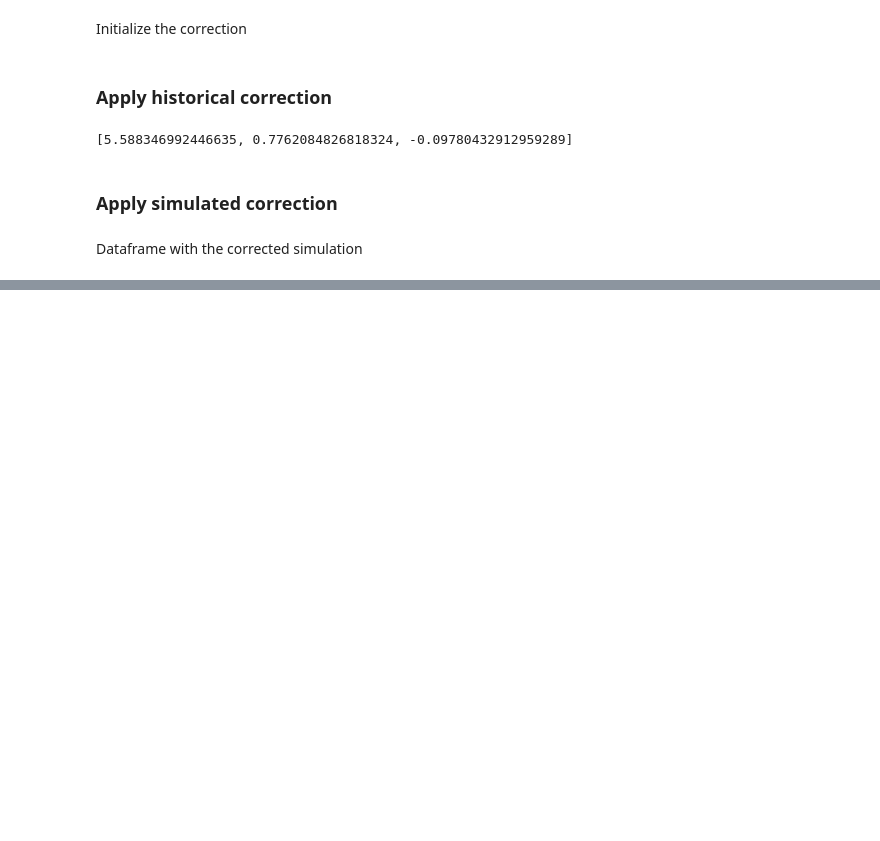
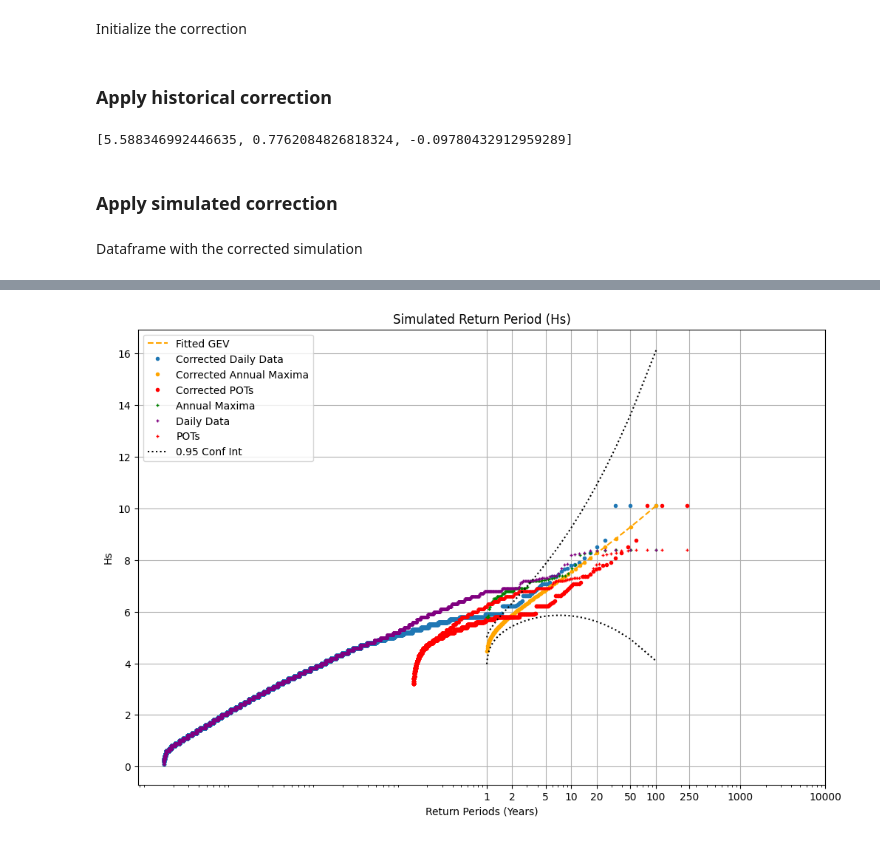
Before and after one commit to viccollado/ExtremeCorrection, a Jupyter notebook: Notebooks/Examples/Hs_Bilbao.ipynb, the cells around one changed output, grey strips where cells are left out. Drawn from its saved outputs; the diff is of its cells as text; code cells hidden in the pictures; blank space fills up the shorter version.

```diff
--- a/Notebooks/Examples/Hs_Bilbao.ipynb
+++ b/Notebooks/Examples/Hs_Bilbao.ipynb
@@ -149,0 +321,9 @@ new_df_sim.to_csv("Data/Bilbao/Boya_Bilbao_sim_ecdf_corrected.csv")
+# %%
+opt_thres_sim = OptimalThreshold(df_sim['Hs'].values)
+opt_thres_sim.threshold_peak_extraction(
+    threshold=optimal_threshold,
+    n0=10,
+    min_peak_distance=11*24
+)
+sim_poiss_param = len(opt_thres_sim.pks) / 100
+sim_poiss_param
@@ -149,0 +346,9 @@ new_df_sim.to_csv("Data/Bilbao/Boya_Bilbao_sim_ecdf_corrected.csv")
+# %%
+opt_thres_sim_corrected = OptimalThreshold(new_df_sim['Hs'].values)
+opt_thres_sim_corrected.threshold_peak_extraction(
+    threshold=optimal_threshold,
+    n0=10,
+    min_peak_distance=11*24
+)
+sim_poiss_param_corrected = len(opt_thres_sim_corrected.pks) / 100
+sim_poiss_param_corrected
@@ -149,0 +367,79 @@ new_df_sim.to_csv("Data/Bilbao/Boya_Bilbao_sim_ecdf_corrected.csv")
+# %%
+x_vals_gev_sim = np.linspace(extr_corr.sim_max_data_corrected[0], extr_corr.sim_max_data_corrected[-1], 1000)
+# Return period from GEV fitted
+gev_probs_fitted = stats.genextreme.cdf(x_vals_gev_sim, extr_corr.gev_parameters[2], loc=extr_corr.gev_parameters[0], scale=extr_corr.gev_parameters[1])
+T_gev_fitted = 1.0 / (1.0 - gev_probs_fitted) #*(40/len(max_data_hist[wt]))#(10000/n_peaks)
+
+# Corrected peaks: re-check CDF and return periods
+ecdf_annmax_probs_corrected_sim = stats.genextreme.cdf(
+    stats.genextreme.ppf(extr_corr.ecdf_annmax_probs_sim, extr_corr.gev_parameters[2], loc=extr_corr.gev_parameters[0], scale=extr_corr.gev_parameters[1]),
+    extr_corr.gev_parameters[2], loc=extr_corr.gev_parameters[0], scale=extr_corr.gev_parameters[1]
+)
+T_ev_corrected_sim = 1.0 / (1.0 - ecdf_annmax_probs_corrected_sim) #*(40/len(max_data_hist[wt]))#(10000/n_peaks)
+
+# Daily corrected data
+ecdf_pt_probs_corrected_sim = np.arange(1, extr_corr.n_sim_pit + 1) / (extr_corr.n_sim_pit + 1)
+T_pt_corrected_sim = 1.0 / (1.0 - ecdf_pt_probs_corrected_sim) / extr_corr.freq #/ n_return_period[wt]
+
+# POT (uncorrected)
+T_pot_sim = 1.0 / (1.0 - extr_corr.ecdf_annmax_probs_sim) #*(40/len(max_data_hist[wt]))#(10000/n_peaks)
+
+# Confidence intervals
+dqgev_sim = dq_gev(extr_corr.ecdf_annmax_probs_sim, p=[extr_corr.gev_parameters[0], extr_corr.gev_parameters[1], extr_corr.gev_parameters[2]])
+aux_fun = lambda x: nll_gev(extr_corr.max_data, x)
+hess = ndt.Hessian(aux_fun, step=1e-4)  # Añado el step para que no de problemas de inestabilidad
+hessians_gev_sim = hess([extr_corr.gev_parameters[0], extr_corr.gev_parameters[1], extr_corr.gev_parameters[2]])
+invI0_gev_sim = np.linalg.inv(hessians_gev_sim)
+
+stdDq_gev_sim = np.sqrt(np.sum((dqgev_sim.T@invI0_gev_sim) * dqgev_sim.T, axis=1)) # Es lo mismo
+stdup_gev_sim = extr_corr.sim_max_data_corrected + stdDq_gev_sim*stats.norm.ppf(1-(1-extr_corr.conf)/2,0,1)
+stdlo_gev_sim = extr_corr.sim_max_data_corrected - stdDq_gev_sim*stats.norm.ppf(1-(1-extr_corr.conf)/2,0,1)
+
+
+# Plot
+# Gráfico
+fig = plt.figure(figsize=(12,8))
+ax= fig.add_subplot()
+ax.semilogx(T_gev_fitted, np.sort(x_vals_gev_sim), color = 'orange',linestyle='dashed', label='Fitted GEV')
+
+# Corrected data
+# if show_corrected:
+ax.semilogx(T_pt_corrected_sim, np.sort(extr_corr.sim_pit_data_corrected), linewidth=0, marker='o',markersize=3, label=f'Corrected Daily Data')
+ax.semilogx(T_ev_corrected_sim, stats.genextreme.ppf(extr_corr.ecdf_annmax_probs_sim, extr_corr.gev_parameters[2], loc=extr_corr.gev_parameters[0], scale=extr_corr.gev_parameters[1]), color = 'orange',linewidth=0, marker='o',markersize=3, label=f'Corrected Annual Maxima')
+
+pots_corrected = new_df_sim['Hs'].values[opt_thres_sim_corrected.locs]
+ecdf_pot_probs_corrected_sim = np.arange(1,len(pots_corrected)+1)/(len(pots_corrected)+1)
+T_pot_corrected_sim = 1/(1-ecdf_pot_probs_corrected_sim)/hist_poiss_param
+ax.semilogx(T_pot_corrected_sim, np.sort(pots_corrected), color = 'red',linewidth=0, marker='o',markersize=3, label=f'Corrected POTs')
+
+
+
+# No corrected data
+# if show_uncorrected:
+ax.semilogx(T_pot_sim, extr_corr.sim_max_data_sorted, color="green", linewidth=0, marker='+',markersize=3, label='Annual Maxima')
+ax.semilogx(T_pt_corrected_sim, extr_corr.sim_pit_data_sorted, color="purple", linewidth=0, marker='+',markersize=3, label='Daily Data')
+
+pots_sim = df_sim['Hs'].values[opt_thres_sim.locs]
+ecdf_pot_probs_sim = np.arange(1,len(pots_sim)+1)/(len(pots_sim)+1)
+T_pot_sim = 1/(1-ecdf_pot_probs_sim)/hist_poiss_param
+ax.semilogx(T_pot_sim, np.sort(pots_sim), color = 'red',linewidth=0, marker='+',markersize=3, label=f'POTs')
+
+# Confidence interval for fitted GEV
+ax.semilogx(T_ev_corrected_sim, stdup_gev_sim, color = "black",linestyle='dotted', label=f'{extr_corr.conf} Conf Int')
+ax.semilogx(T_ev_corrected_sim, stdlo_gev_sim, color = "black",linestyle='dotted')
+
+ax.set_xlabel("Return Periods (Years)")
+ax.set_ylabel(f"{extr_corr.var}")
+ax.set_title(f"Simulated Return Period ({extr_corr.var})")
+ax.set_xscale('log')
+ax.set_xticks([1, 2, 5, 10, 20, 50, 100, 250, 1000, 10000])
+ax.get_xaxis().set_major_formatter(plt.ScalarFormatter())
+ax.set_xlim(right=10000)
+ax.legend(loc='upper left')
+ax.grid()
+# if extr_corr.folder is not None:
+    # plt.savefig(f"{extr_corr.folder}/Simulation_ReturnPeriod_con_POTs_1.png", dpi=300)
+plt.show()
+# plt.close(fig)
+# %% [output]
+[figure, added]
```
Also changed, not shown: parts of 42 cells of this notebook, 3 other files.
